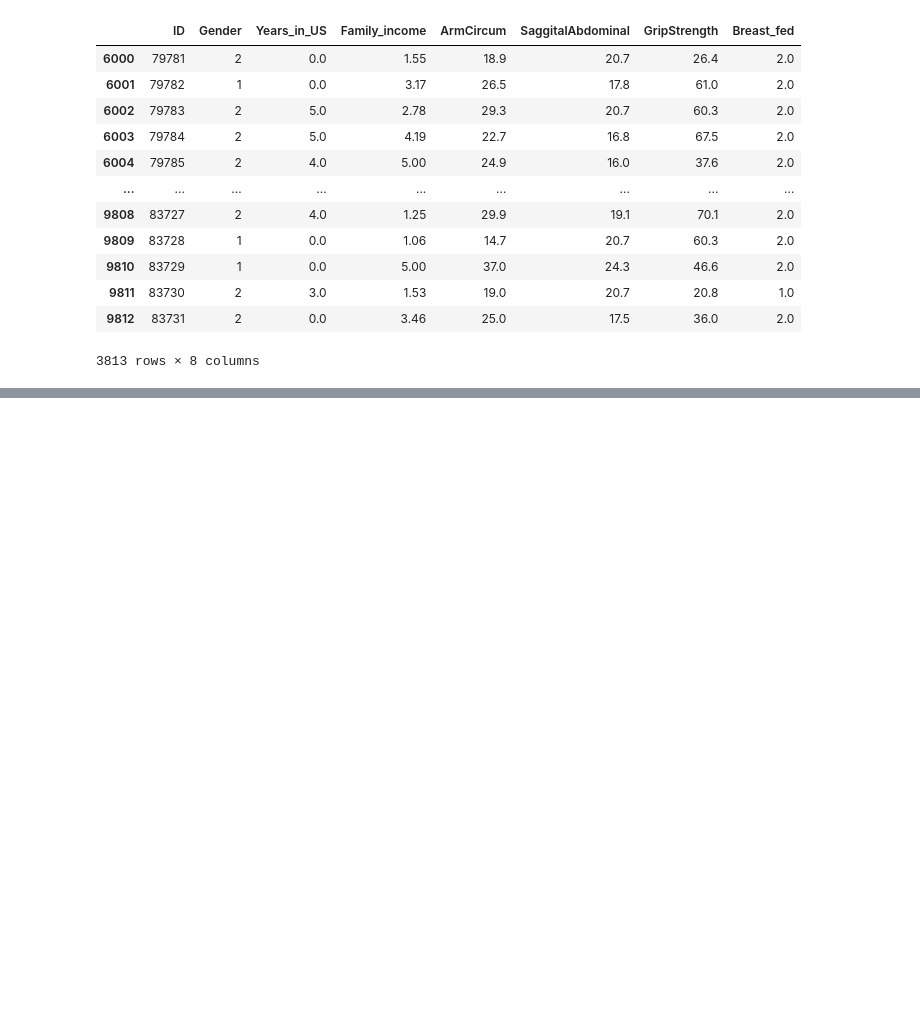
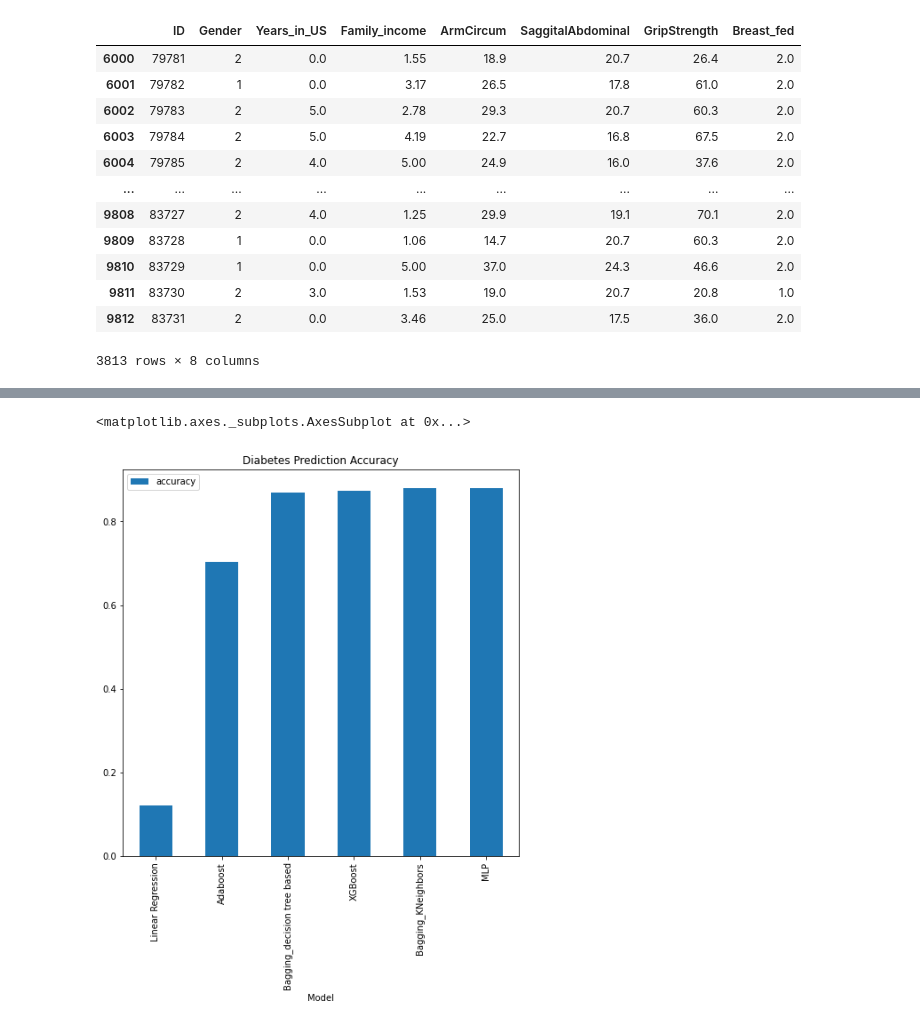
Before and after one commit to saima8/Data-Science-from-scratch, a Jupyter notebook: Healthcare_Analytics_Diabeties_data.ipynb, the cells around one changed output, grey strips where cells are left out. Cells and saved outputs as stored; diff of their text form; code cells hidden in the pictures; blank space fills up the shorter version.

Commit message:
Summarized Performance of all Models

```diff
--- a/Healthcare_Analytics_Diabeties_data.ipynb
+++ b/Healthcare_Analytics_Diabeties_data.ipynb
@@ -313,3 +311,9 @@ test_X
 | 9811 | 83730 | 2 | 3.0 | 1.53 | 19.0 | 20.7 | 20.8 | 1.0 |
 | 9812 | 83731 | 2 | 0.0 | 3.46 | 25.0 | 17.5 | 36.0 | 2.0 |
 3813 rows × 8 columns
+# %%
+d = {'Model': ['Linear Regression', 'Adaboost', 'Bagging_decision tree based', 'Bagging_KNeighbors', 'XGBoost', 'MLP'],
+     'accuracy' : [lr_score, ab_clf_score, bg_dt_score, bg_score, xgboost_score, mlp_score]}
+result_df = pd.DataFrame(data = d)
+result_df = result_df.sort_values(by="accuracy", ascending=True)
+result_df
@@ -315,0 +328,6 @@ test_X
+# %%
+result_df.plot(x='Model', y='accuracy', kind='bar', figsize=(8, 8), title='Diabetes Prediction Accuracy',
+               sort_columns=True)
+# %% [output]
+<matplotlib.axes._subplots.AxesSubplot at 0x...>
+[figure, added]
```
Also changed, not shown: parts of 3 cells of this notebook.
